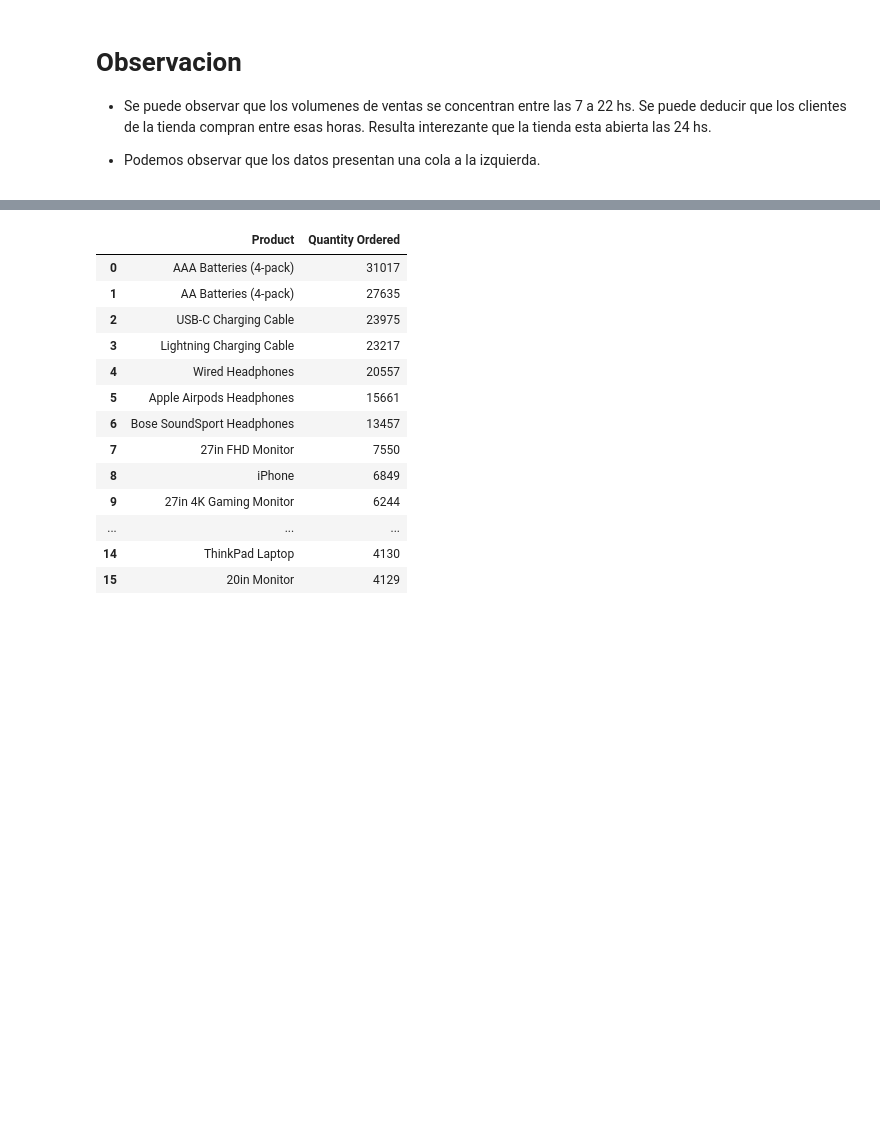
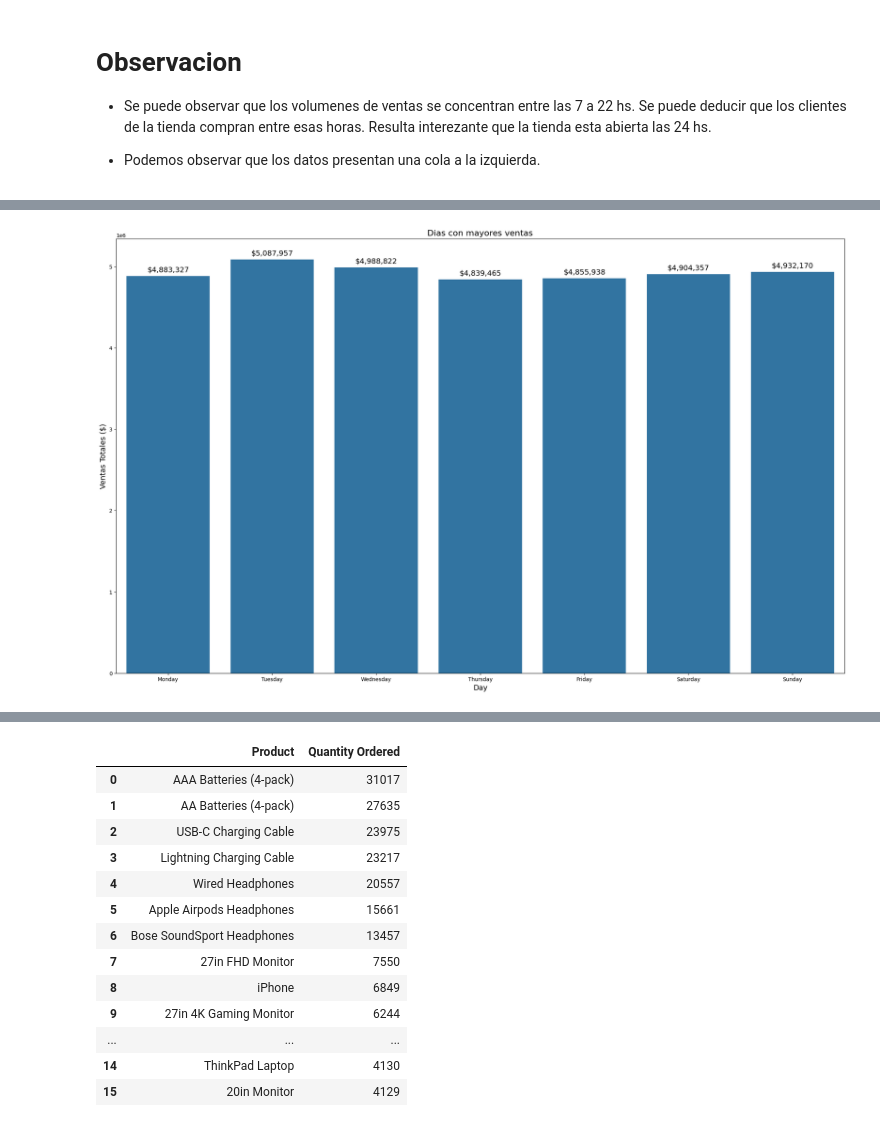
Before and after one commit to AlejoRam05/Bootcamp_Final_Project, a Jupyter notebook: salesData.ipynb, the cells around one changed output, grey strips where cells are left out. Drawn from its saved outputs; the diff is of its cells as text; code cells hidden in the pictures; blank space fills up the shorter version.

```diff
--- a/salesData.ipynb
+++ b/salesData.ipynb
@@ -135,0 +239,4 @@ Resulta interezante que la tienda esta abierta las 24 hs.
+# %%
+order_days = ["Monday", "Tuesday", "Wednesday", "Thursday", "Friday", "Saturday", "Sunday"]
+day_ventas = sales_copy.groupby("Day")["Sales"].sum().reindex(order_days).reset_index()
+day_ventas
@@ -135,0 +252,12 @@ Resulta interezante que la tienda esta abierta las 24 hs.
+# %%
+plt.figure(figsize=(25,15))
+plt.title("Dias con mayores ventas", fontsize=16)
+sns.barplot(data=day_ventas, x="Day", y="Sales")
+for i, total in enumerate(day_ventas["Sales"]):
+    plt.text(i, total + 50000, f"${total:,.0f}", ha='center', fontsize=14)
+plt.xlabel("Day", fontsize=14)
+plt.ylabel("Ventas Totales ($)", fontsize=14)
+plt.xticks()
+plt.show()
+# %% [output]
+[figure, added]
```
Also changed, not shown: parts of 30 cells of this notebook.
